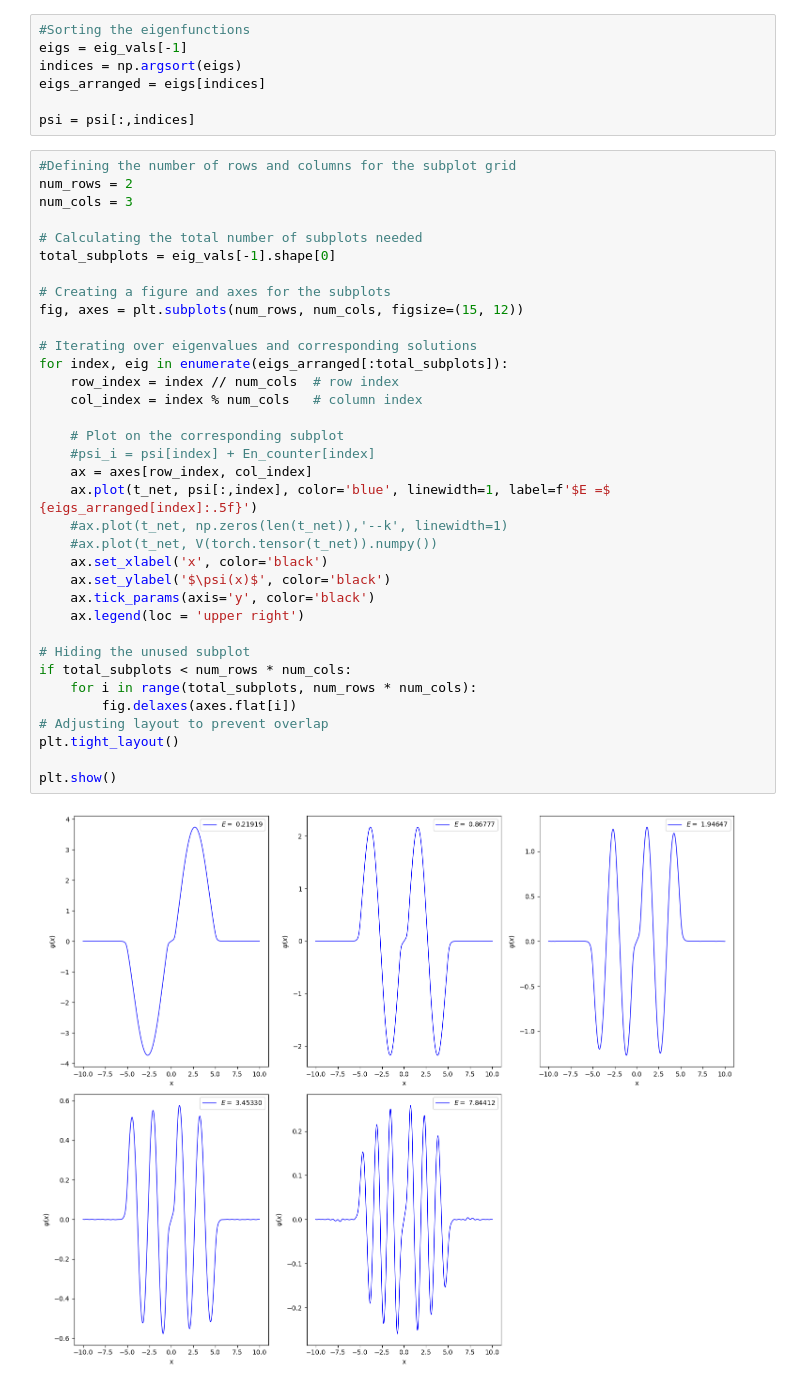
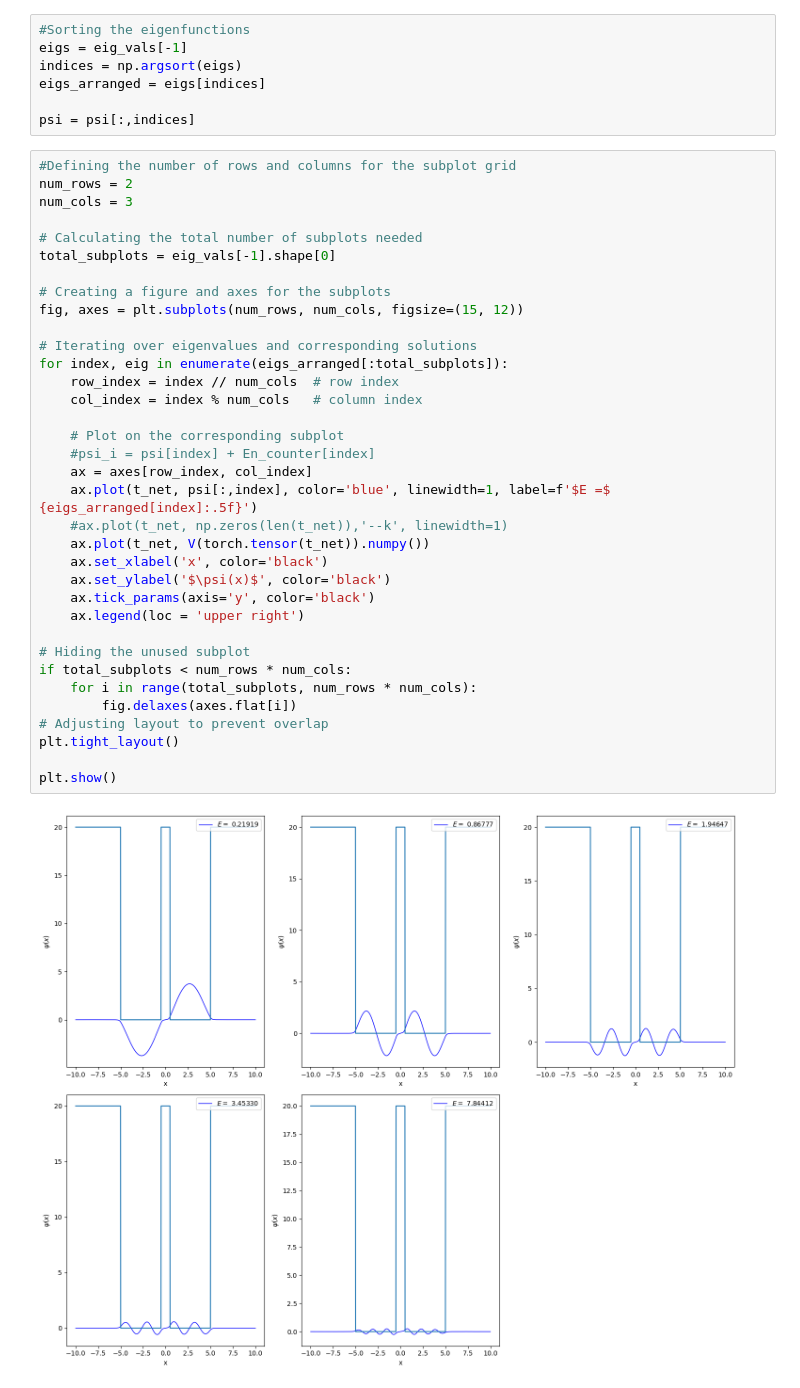
Before and after one commit to oduolaidrisA/Scientific-Machine-Learning-for-QEP, a Jupyter notebook: rqpinn_double_well_with_attention.ipynb, the cells around one changed output. Cells and saved outputs as stored; diff of their text form.

Commit message:
Included potential in the plot

```diff
--- a/rqpinn_double_well_with_attention.ipynb
+++ b/rqpinn_double_well_with_attention.ipynb
@@ -485,32 +485,32 @@ num_cols = 3
 # Calculating the total number of subplots needed
 total_subplots = eig_vals[-1].shape[0]
 
 # Creating a figure and axes for the subplots
 fig, axes = plt.subplots(num_rows, num_cols, figsize=(15, 12))
 
 # Iterating over eigenvalues and corresponding solutions
 for index, eig in enumerate(eigs_arranged[:total_subplots]):
     row_index = index // num_cols  # row index
     col_index = index % num_cols   # column index
 
     # Plot on the corresponding subplot
     #psi_i = psi[index] + En_counter[index]
     ax = axes[row_index, col_index]
     ax.plot(t_net, psi[:,index], color='blue', linewidth=1, label=f'$E =$ {eigs_arranged[index]:.5f}')
     #ax.plot(t_net, np.zeros(len(t_net)),'--k', linewidth=1)
-    #ax.plot(t_net, V(torch.tensor(t_net)).numpy())
+    ax.plot(t_net, V(torch.tensor(t_net)).numpy())
     ax.set_xlabel('x', color='black')
     ax.set_ylabel('$\psi(x)$', color='black')
     ax.tick_params(axis='y', color='black')
     ax.legend(loc = 'upper right')
 
 # Hiding the unused subplot
 if total_subplots < num_rows * num_cols:
     for i in range(total_subplots, num_rows * num_cols):
         fig.delaxes(axes.flat[i])
 # Adjusting layout to prevent overlap
 plt.tight_layout()
 
 plt.show()
 # %% [output]
-[figure, old version]
+[figure, new version]
```
